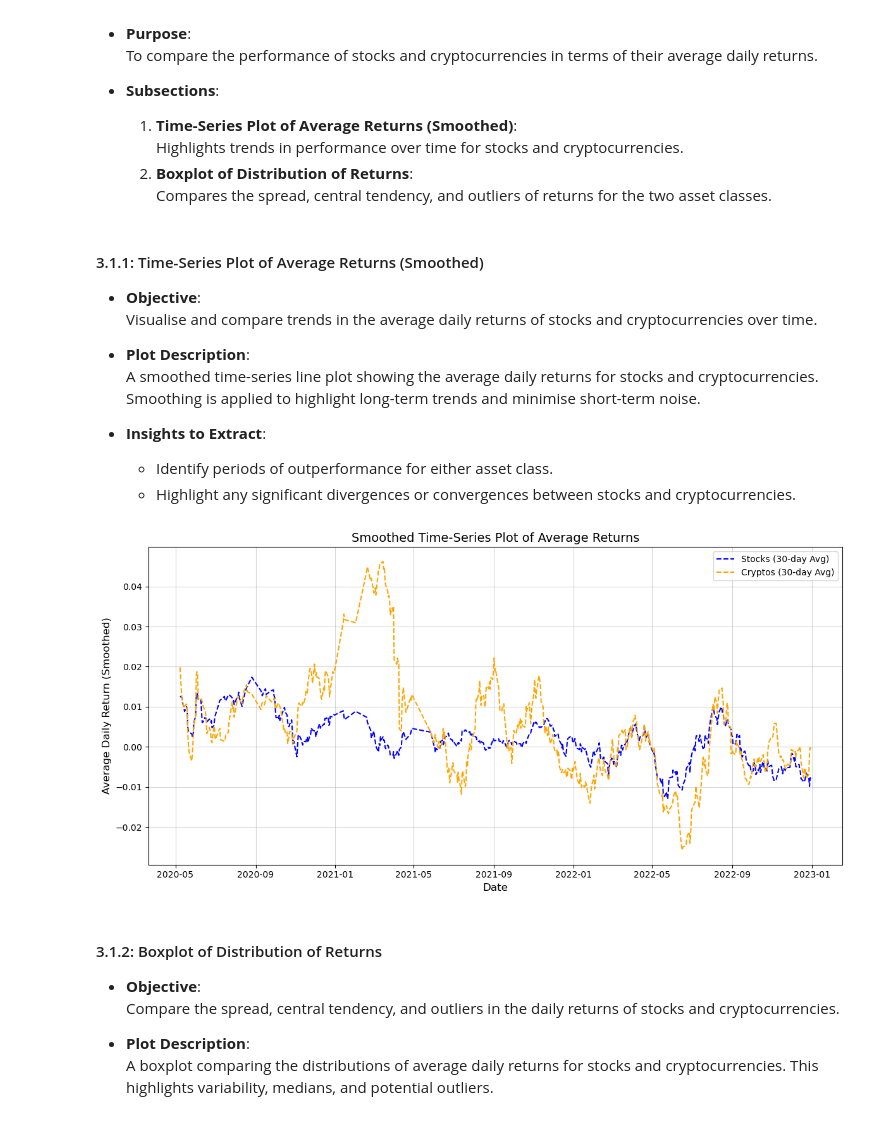
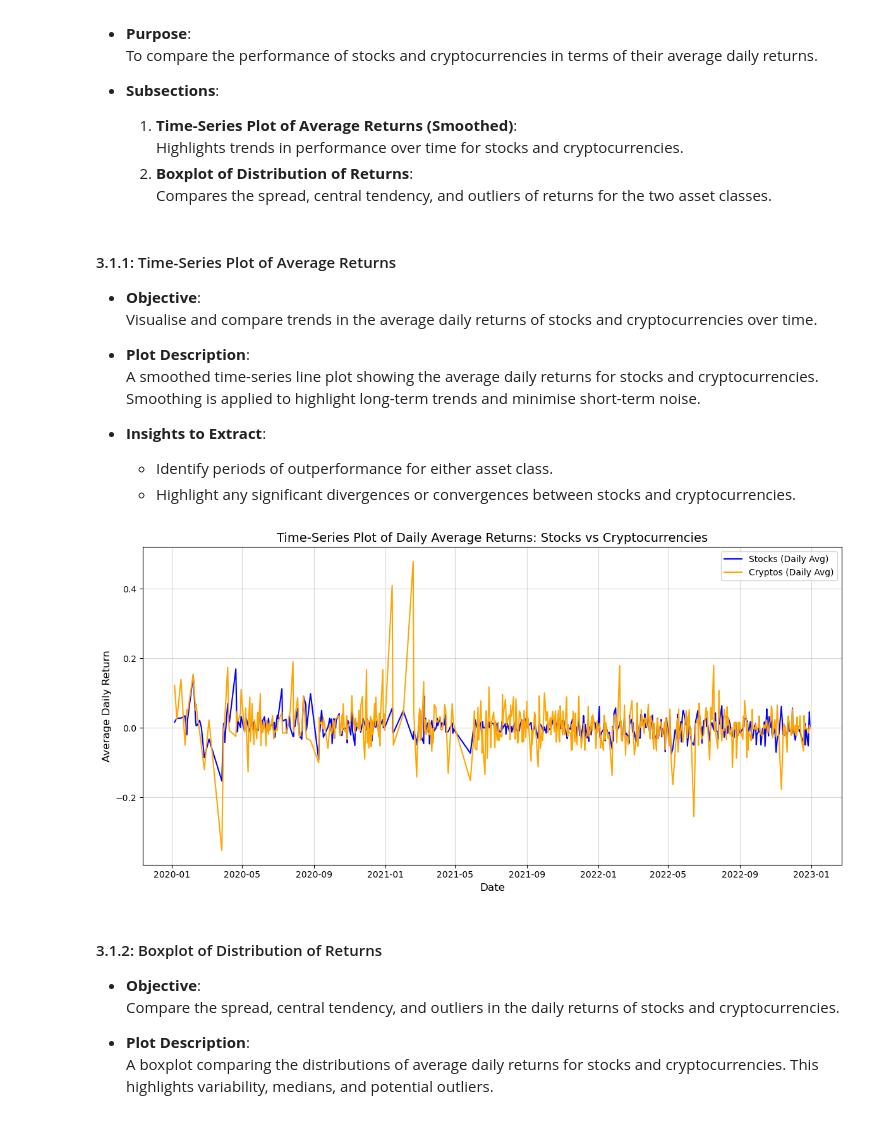
Before and after one commit to Misharasapu/hv20235_EMATM0048, a Jupyter notebook: task2/Coding summative - Task 2 .ipynb, the cells around one changed output. Drawn from its saved outputs; the diff is of its cells as text; code cells hidden in the pictures.

```diff
--- a/task2/Coding summative - Task 2 .ipynb
+++ b/task2/Coding summative - Task 2 .ipynb
@@ -637,7 +655,7 @@ This section explores key metrics of the dataset, focusing on summarising and vi
   2. **Boxplot of Distribution of Returns**:
      Compares the spread, central tendency, and outliers of returns for the two asset classes.
 # %% [markdown]
-#### 3.1.1: Time-Series Plot of Average Returns (Smoothed)
+#### 3.1.1: Time-Series Plot of Average Returns
 
 - **Objective**:
   Visualise and compare trends in the average daily returns of stocks and cryptocurrencies over time.
@@ -651,33 +669,29 @@ This section explores key metrics of the dataset, focusing on summarising and vi
 # %%
 
 # Load the dataset
 file_path = 'cleaned_grouped_data.csv'
 data = pd.read_csv(file_path)
 
 # Convert 'Date' column to datetime
 data['Date'] = pd.to_datetime(data['Date'])
 
-# Apply rolling averages for smoothing
-data['Stocks_Avg_Return_Roll'] = data['Stocks_Avg_Return'].rolling(window=30).mean()
-data['Cryptos_Avg_Return_Roll'] = data['Cryptos_Avg_Return'].rolling(window=30).mean()
-
-# Create smoothed time-series plot
+# Create time-series plot for daily average returns
 plt.figure(figsize=(12, 6))
-plt.plot(data['Date'], data['Stocks_Avg_Return_Roll'], label='Stocks (30-day Avg)', color='blue', linestyle='--')
-plt.plot(data['Date'], data['Cryptos_Avg_Return_Roll'], label='Cryptos (30-day Avg)', color='orange', linestyle='--')
+plt.plot(data['Date'], data['Stocks_Avg_Return'], label='Stocks (Daily Avg)', color='blue', linestyle='-')
+plt.plot(data['Date'], data['Cryptos_Avg_Return'], label='Cryptos (Daily Avg)', color='orange', linestyle='-')
 
 # Add labels, title, and legend
-plt.title('Smoothed Time-Series Plot of Average Returns', fontsize=14)
+plt.title('Time-Series Plot of Daily Average Returns: Stocks vs Cryptocurrencies', fontsize=14)
 plt.xlabel('Date', fontsize=12)
-plt.ylabel('Average Daily Return (Smoothed)', fontsize=12)
+plt.ylabel('Average Daily Return', fontsize=12)
 plt.legend(fontsize=10)
 plt.grid(alpha=0.5)
 
 # Show the plot
 plt.tight_layout()
 plt.show()
 # %% [output]
-[figure, old version]
+[figure, new version]
 # %% [markdown]
 #### 3.1.2: Boxplot of Distribution of Returns
 
```
Also changed, not shown: parts of 12 cells of this notebook.
